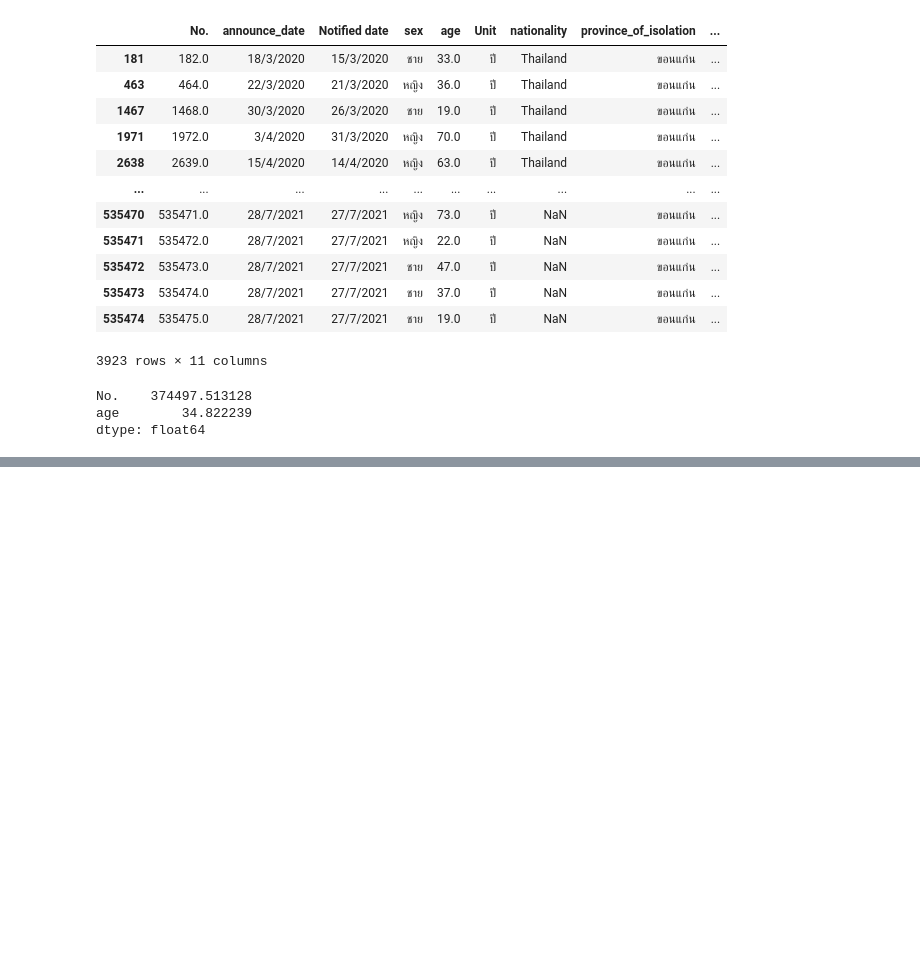
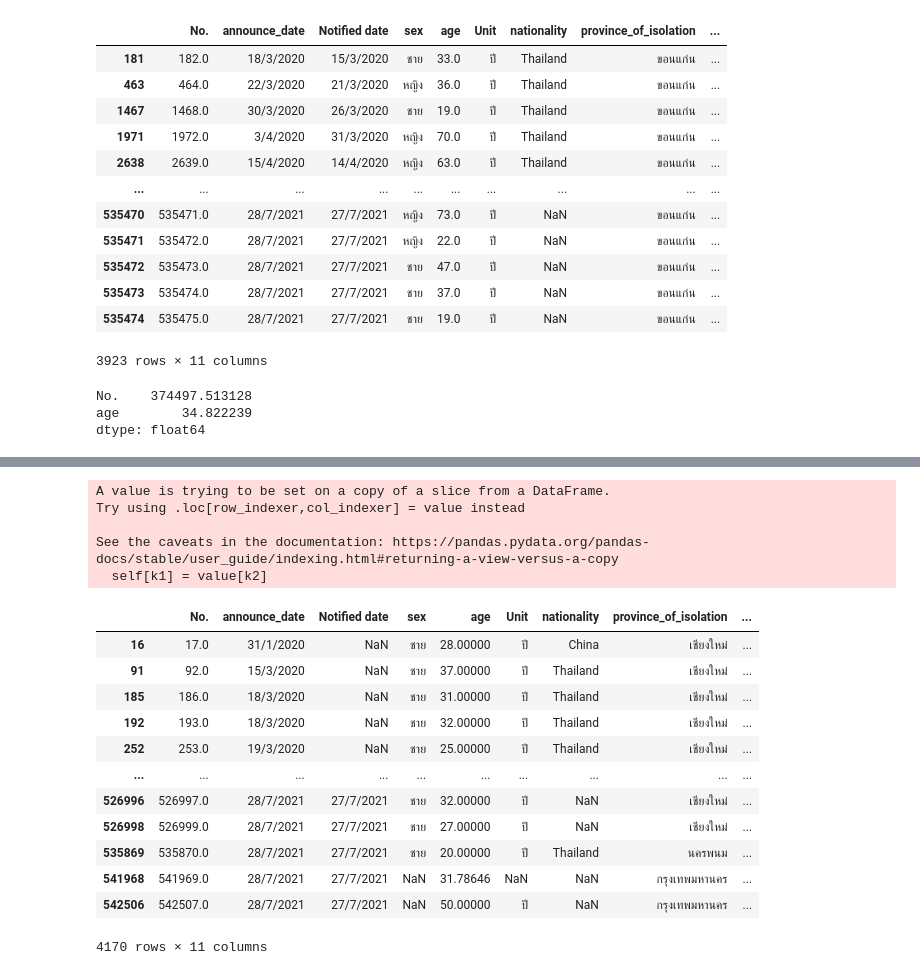
Before and after one commit to Chanakarn06/DWDM21, a Jupyter notebook: Data_Preprocessing(Chapter_3).ipynb, the cells around one changed output, grey strips where cells are left out. Saved outputs shown, nothing was run; the diff lists cells and outputs as text; code cells hidden in the pictures; blank space fills up the shorter version.

```diff
--- a/Data_Preprocessing(Chapter_3).ipynb
+++ b/Data_Preprocessing(Chapter_3).ipynb
@@ -700,0 +781,32 @@ dtype: float64
+# %%
+# หาค่า mean ของเชียงใหม่
+CM_cases = data_cases2['province_of_onset'] == 'เชียงใหม่'
+CM_mean = data_cases2[CM_cases]['age'].mean()
+
+# เลือกมาเฉพาะ data เชียงใหม่
+data_CM = data_cases2[CM_cases]
+
+# เติมค่า mean แทน missing
+data_CM[['age']] = data_CM[['age']].fillna(CM_mean)
+# %% [output]
+A value is trying to be set on a copy of a slice from a DataFrame.
+Try using .loc[row_indexer,col_indexer] = value instead
+
+See the caveats in the documentation: https://pandas.pydata.org/pandas-docs/stable/user_guide/indexing.html#returning-a-view-versus-a-copy
+  self[k1] = value[k2]
+# %%
+data_CM
+# %% [output]
+|  | No. | announce_date | Notified date | sex | age | Unit | nationality | province_of_isolation | ... |
+| 16 | 17.0 | 31/1/2020 | NaN | ชาย | 28.00000 | ปี | China | เชียงใหม่ | ... |
+| 91 | 92.0 | 15/3/2020 | NaN | ชาย | 37.00000 | ปี | Thailand | เชียงใหม่ | ... |
+| 185 | 186.0 | 18/3/2020 | NaN | ชาย | 31.00000 | ปี | Thailand | เชียงใหม่ | ... |
+| 192 | 193.0 | 18/3/2020 | NaN | ชาย | 32.00000 | ปี | Thailand | เชียงใหม่ | ... |
+| 252 | 253.0 | 19/3/2020 | NaN | ชาย | 25.00000 | ปี | Thailand | เชียงใหม่ | ... |
+| ... | ... | ... | ... | ... | ... | ... | ... | ... | ... |
+| 526996 | 526997.0 | 28/7/2021 | 27/7/2021 | ชาย | 32.00000 | ปี | NaN | เชียงใหม่ | ... |
+| 526998 | 526999.0 | 28/7/2021 | 27/7/2021 | ชาย | 27.00000 | ปี | NaN | เชียงใหม่ | ... |
+| 535869 | 535870.0 | 28/7/2021 | 27/7/2021 | ชาย | 20.00000 | ปี | Thailand | นครพนม | ... |
+| 541968 | 541969.0 | 28/7/2021 | 27/7/2021 | NaN | 31.78646 | NaN | NaN | กรุงเทพมหานคร | ... |
+| 542506 | 542507.0 | 28/7/2021 | 27/7/2021 | NaN | 50.00000 | ปี | NaN | กรุงเทพมหานคร | ... |
+4170 rows × 11 columns
```
Also changed, not shown: parts of 23 cells of this notebook.
